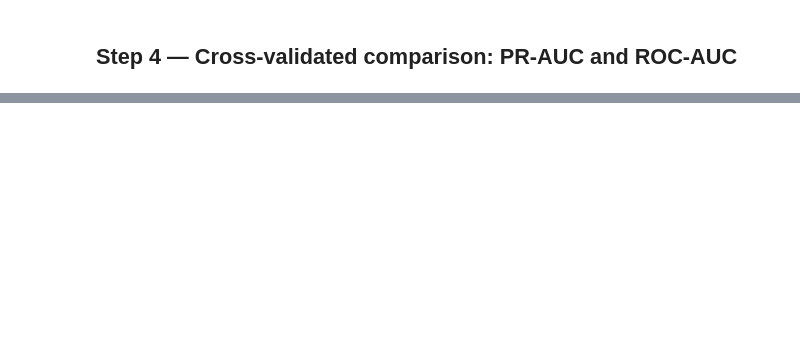
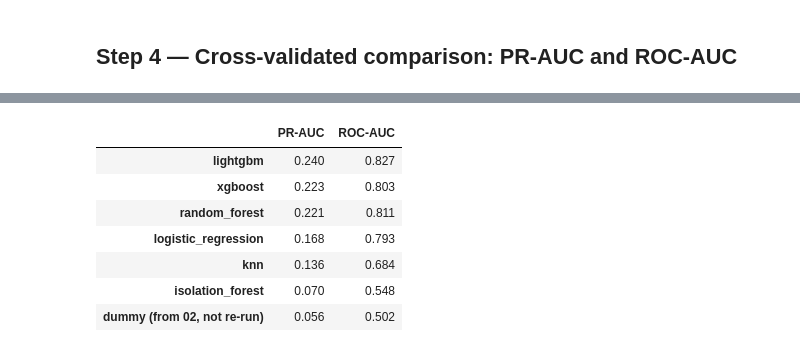
Before and after one commit to roy-nfisch/ds-fraud-in-electricity-and-gas, a Jupyter notebook: 03_model_extension.ipynb, the cells around one changed output, grey strips where cells are left out. Drawn from its saved outputs; the diff is of its cells as text; code cells hidden in the pictures; blank space fills up the shorter version.

```diff
--- a/03_model_extension.ipynb
+++ b/03_model_extension.ipynb
@@ -249,14 +266,19 @@ plt.show()
 # %%
 # Build the summary from the current model outputs so the table cannot become stale.
 results_table = model_comparison[["average_precision_mean", "roc_auc_mean"]].rename(columns={
     "average_precision_mean": "PR-AUC",
     "roc_auc_mean": "ROC-AUC",
 })
-results_table = results_table.join(capacity_comparison.rename(columns={
-    "precision_at_k": "precision@10%",
-    "recall_at_k": "recall@10%",
-}))
-display(results_table.round({"PR-AUC": 3, "ROC-AUC": 3, "precision@10%": 3, "recall@10%": 3}))
+display(results_table.round({"PR-AUC": 3, "ROC-AUC": 3}))
+# %% [output]
+|  | PR-AUC | ROC-AUC |
+| lightgbm | 0.240 | 0.827 |
+| xgboost | 0.223 | 0.803 |
+| random_forest | 0.221 | 0.811 |
+| logistic_regression | 0.168 | 0.793 |
+| knn | 0.136 | 0.684 |
+| isolation_forest | 0.070 | 0.548 |
+| dummy (from 02, not re-run) | 0.056 | 0.502 |
 # %% [markdown]
 ## Results
 
```
Also changed, not shown: parts of 8 cells of this notebook, 1 other file.
